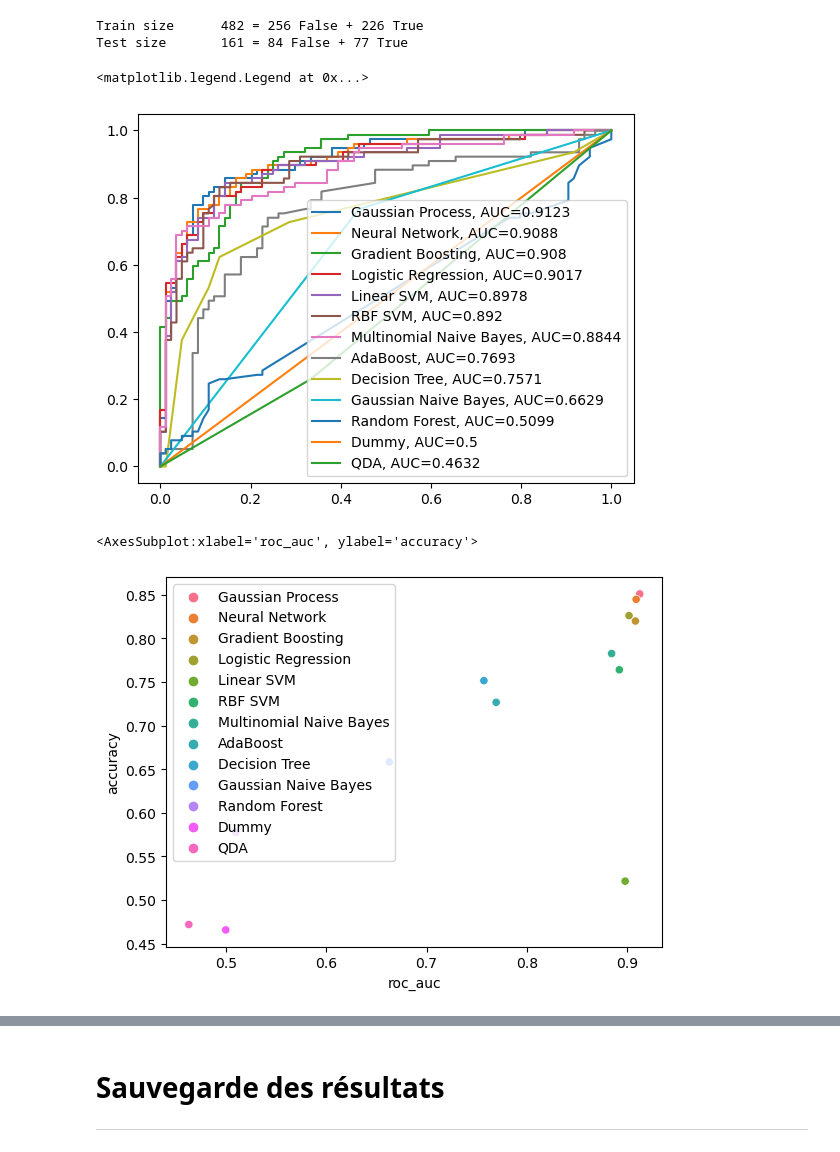
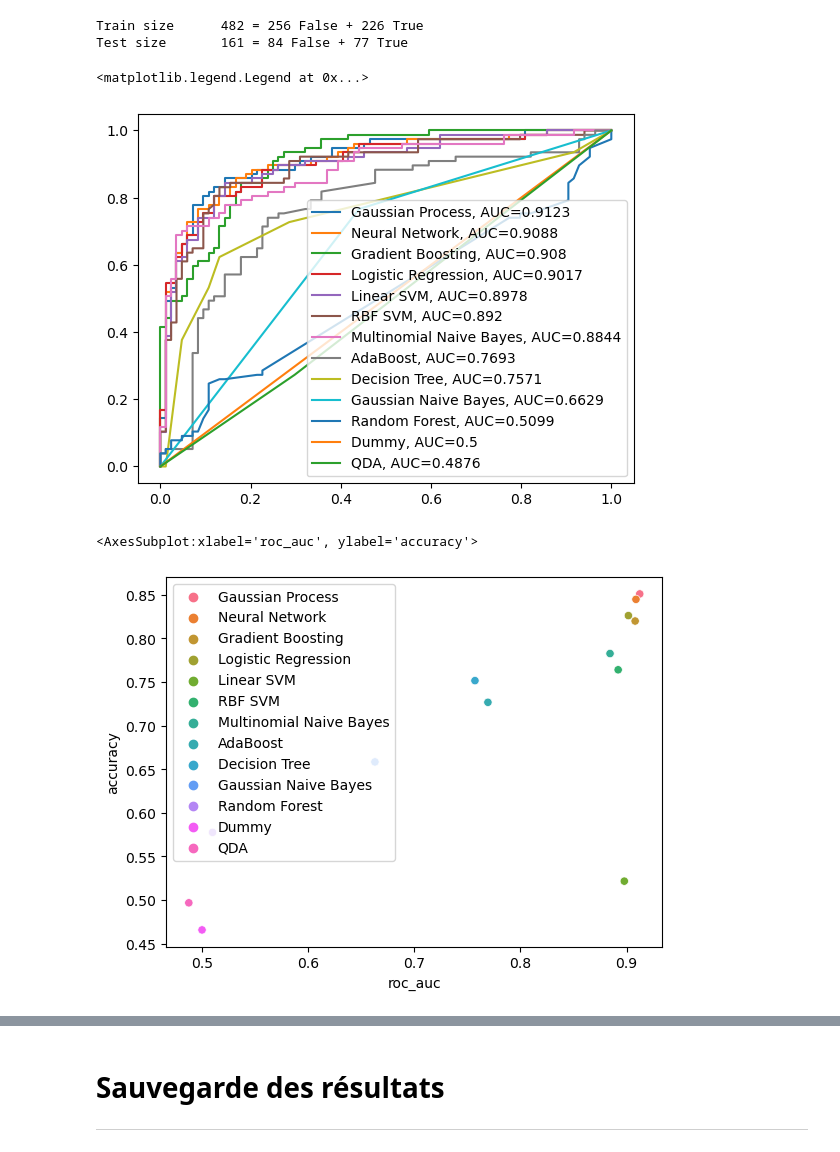
Before and after one commit to fmaine/notebooks, a Jupyter notebook: Demo/221221-RocBenchmark.ipynb, the cells around one changed output, grey strips where cells are left out. Cells and saved outputs as stored; diff of their text form; code cells hidden in the pictures.

```diff
--- a/Demo/221221-RocBenchmark.ipynb
+++ b/Demo/221221-RocBenchmark.ipynb
@@ -265,7 +265,7 @@ Done !
 bench_results = {}
 for key in y_preds.keys():
     bench_results[key] = {}
-    fpr, tpr, _ = metrics.roc_curve(y_test, y_proba)
+    fpr, tpr, _ = metrics.roc_curve(y_test, y_probas[key][:, 1])
     bench_results[key]['roc_auc'] = metrics.roc_auc_score(y_test, y_probas[key][:, 1])
     bench_results[key]['accuracy']=metrics.accuracy_score(y_test, y_preds[key])
     bench_results[key]['recall']=metrics.recall_score(y_test, y_preds[key])
@@ -296,12 +296,12 @@ for name in df_bench.index:
 plt.legend()
 # %% [output]
 <matplotlib.legend.Legend at 0x...>
-[figure, old version]
+[figure, new version]
 # %%
-sns.scatterplot(df_bench,y='accuracy',x='roc_auc',hue=df_bench.index)
+sns.scatterplot(data=df_bench, x='roc_auc', y='accuracy', hue=df_bench.index)
 # %% [output]
 <AxesSubplot:xlabel='roc_auc', ylabel='accuracy'>
-[figure, old version]
+[figure, new version]
 # %%
 df_bench
 # %% [output]
```
Also changed, not shown: parts of 4 cells of this notebook, 1 other file.
